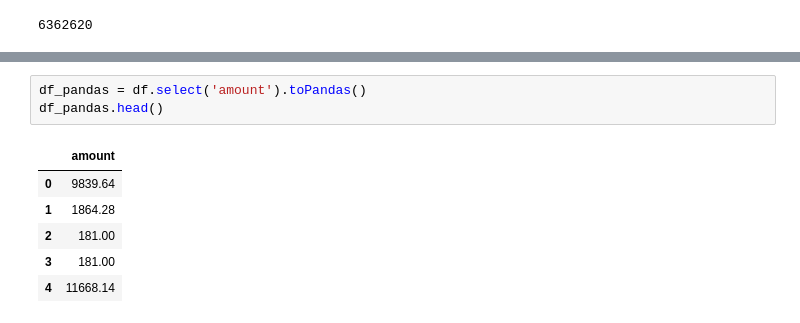
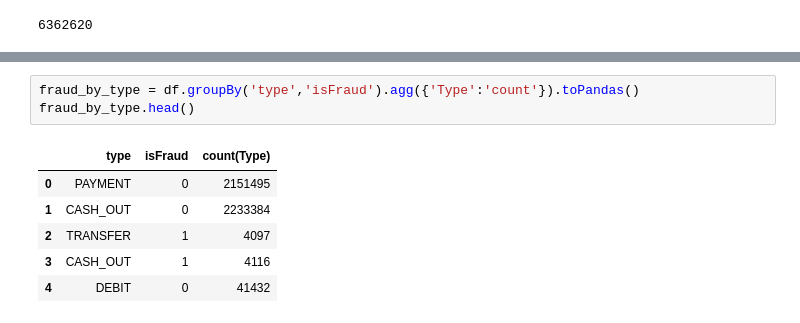
Before and after one commit to Branlut/fraud-detection, a Jupyter notebook: fraud.ipynb, the cells around one changed output, grey strips where cells are left out. Cells and saved outputs as stored; diff of their text form.

```diff
--- a/fraud.ipynb
+++ b/fraud.ipynb
@@ -93,10 +118,10 @@ print(corr_df)
 # %%
-df_pandas = df.select('amount').toPandas()
-df_pandas.head()
+fraud_by_type = df.groupBy('type','isFraud').agg({'Type':'count'}).toPandas()
+fraud_by_type.head()
 # %% [output]
-|  | amount |
-| 0 | 9839.64 |
-| 1 | 1864.28 |
-| 2 | 181.00 |
-| 3 | 181.00 |
-| 4 | 11668.14 |
+|  | type | isFraud | count(Type) |
+| 0 | PAYMENT | 0 | 2151495 |
+| 1 | CASH_OUT | 0 | 2233384 |
+| 2 | TRANSFER | 1 | 4097 |
+| 3 | CASH_OUT | 1 | 4116 |
+| 4 | DEBIT | 0 | 41432 |
```
Also changed, not shown: parts of 11 cells of this notebook.
